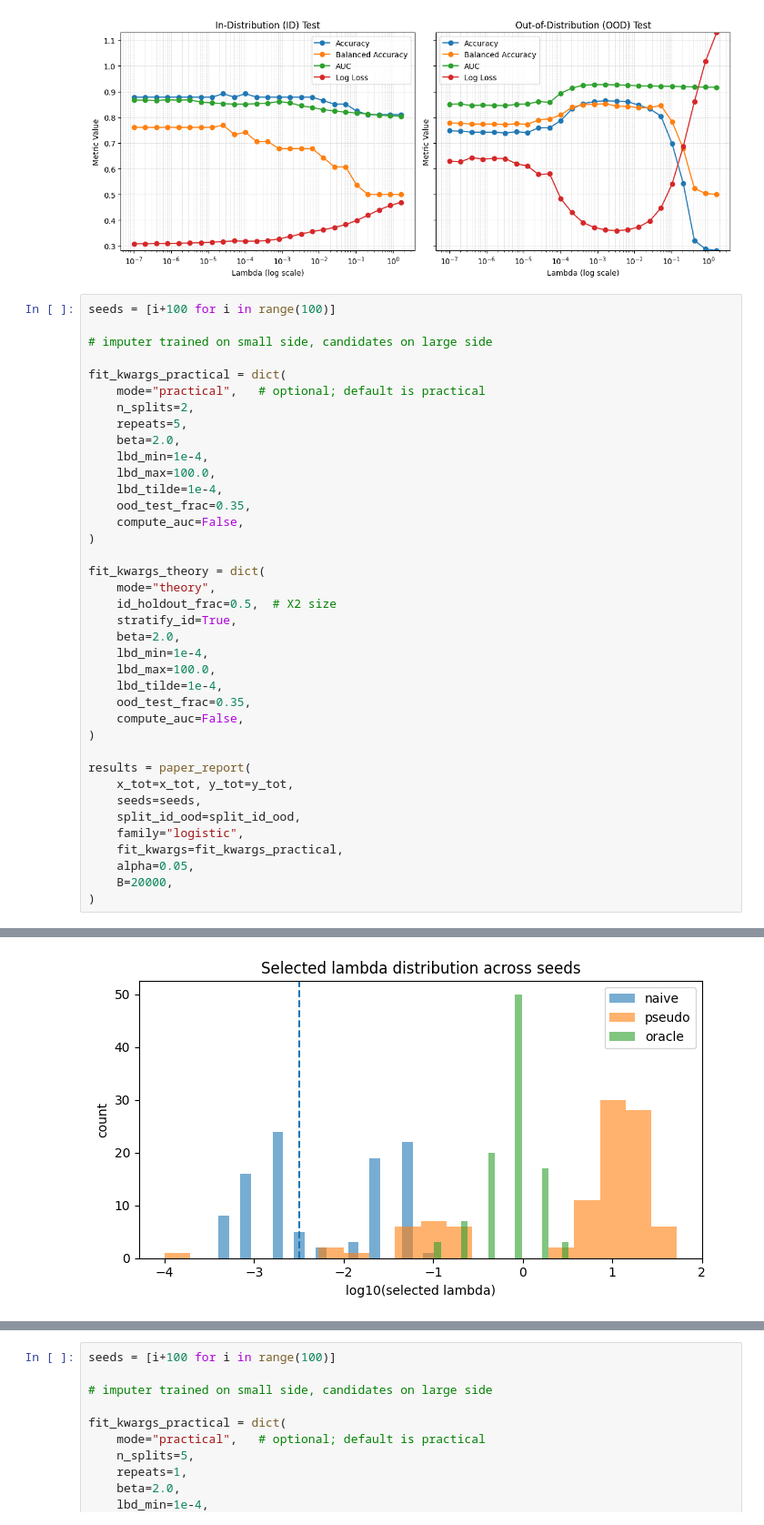
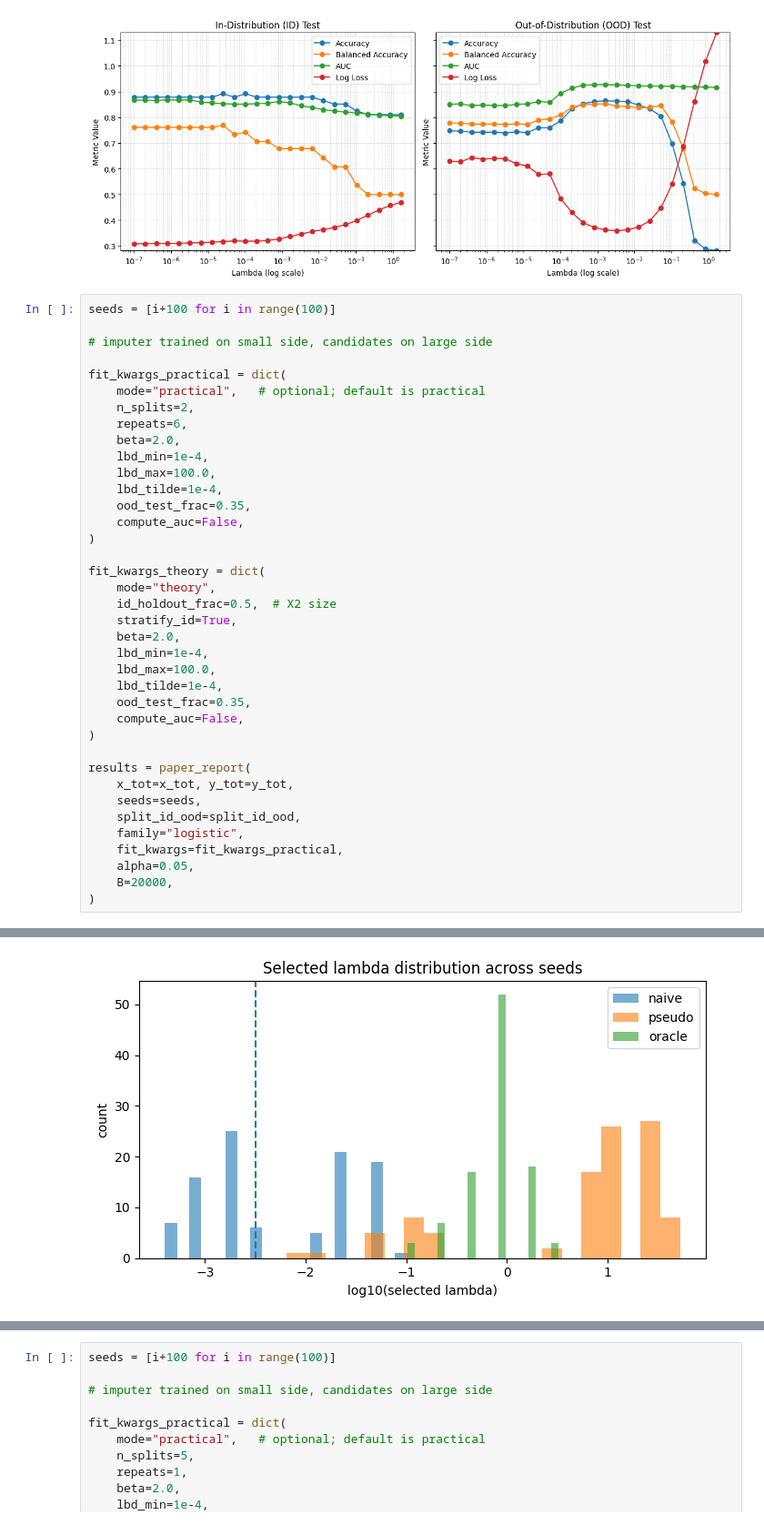
Before and after one commit to nathanweill/KRGLM, a Jupyter notebook: final_exp_raisin.ipynb, the cells around one changed output, grey strips where cells are left out. Shown at 91% size. Saved outputs shown, nothing was run; the diff lists cells and outputs as text.

```diff
--- a/final_exp_raisin.ipynb
+++ b/final_exp_raisin.ipynb
@@ -1214,7 +1214,7 @@ seeds = [i+100 for i in range(100)]
 fit_kwargs_practical = dict(
     mode="practical",   # optional; default is practical
     n_splits=2,
-    repeats=5,
+    repeats=6,
     beta=2.0,
     lbd_min=1e-4,
     lbd_max=100.0,
@@ -1252,2 +1252,2 @@ results = paper_report(
-[figure, old version]
+[figure, new version]
 === Per-method 'risk' across seeds: mean (95% CI) ===
```
Also changed, not shown: parts of 1 cell of this notebook.
